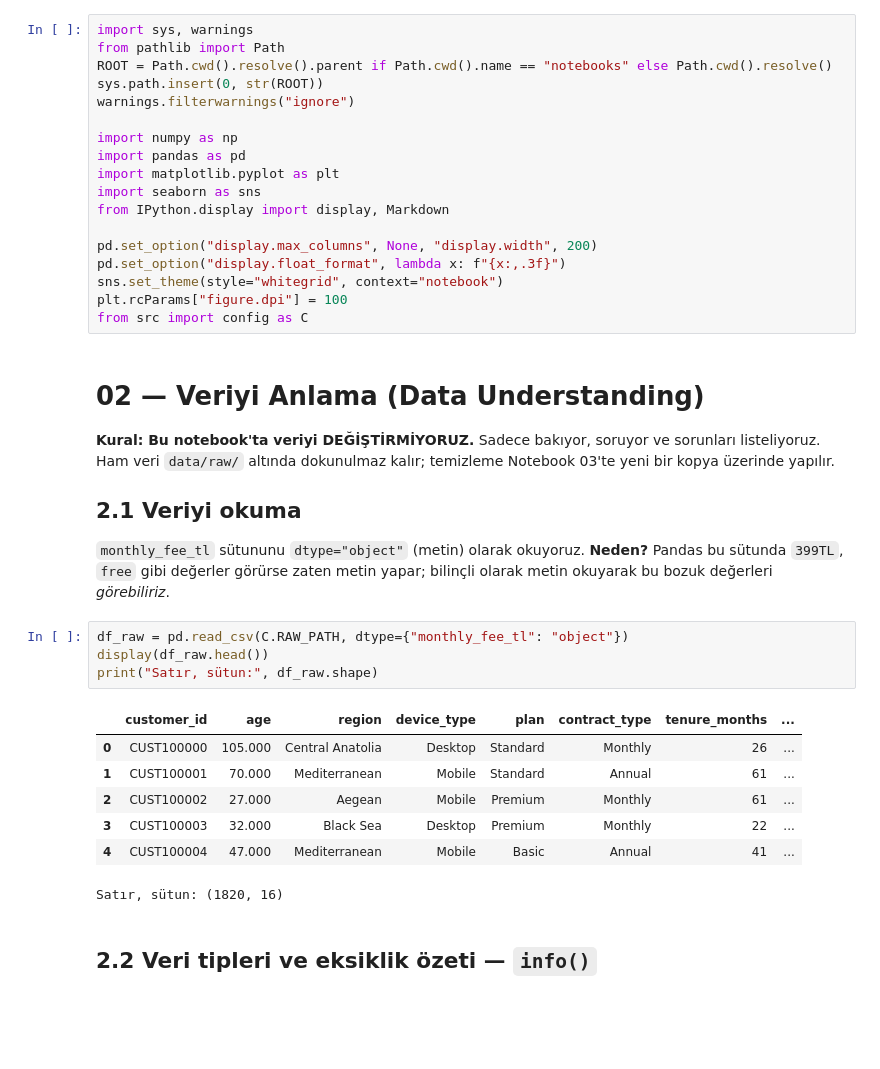
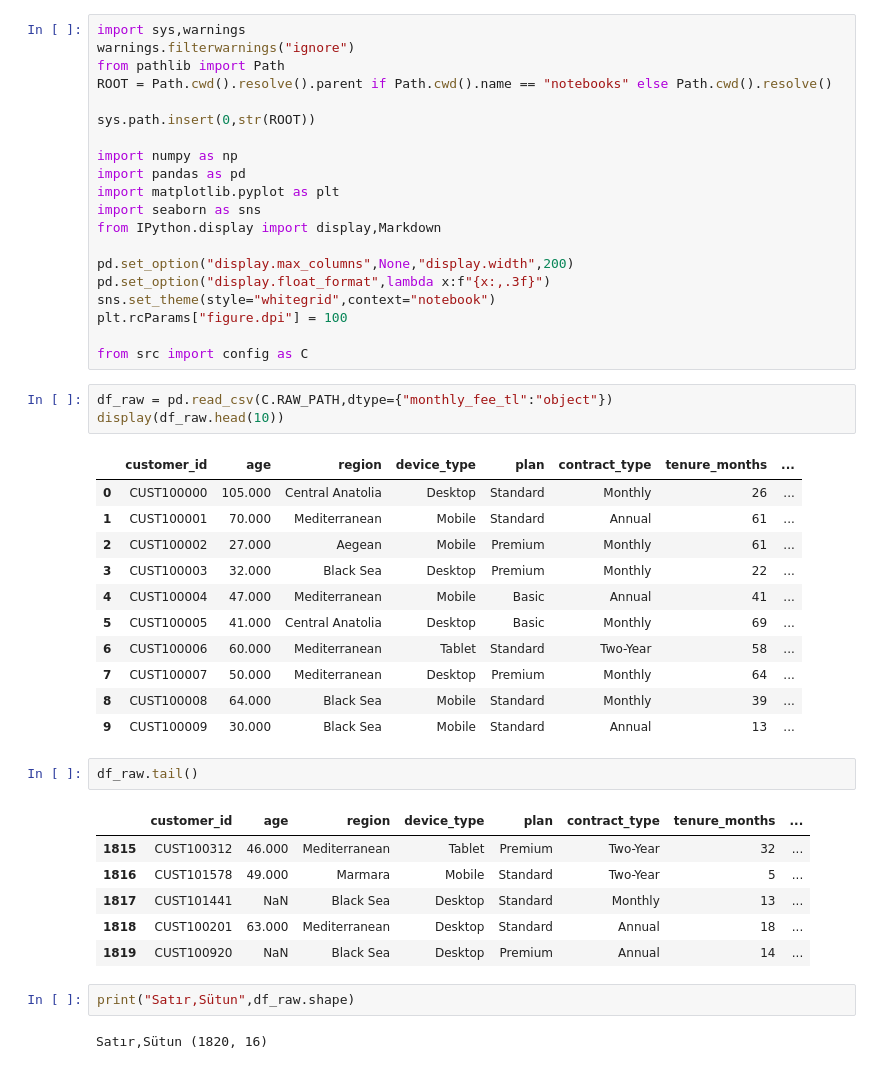
Before and after one commit to FurkanTsdmr/DataScience, a Jupyter notebook: ML/customerss/customer-churn-prediction/notebooks/02_data_understanding.ipynb, the cells around one changed output. Saved outputs shown, nothing was run; the diff lists cells and outputs as text; blank space fills up the shorter version.

```diff
--- a/ML/customerss/customer-churn-prediction/notebooks/02_data_understanding.ipynb
+++ b/ML/customerss/customer-churn-prediction/notebooks/02_data_understanding.ipynb
@@ -1,43 +1,51 @@
 # %%
-import sys, warnings
+import sys,warnings
+warnings.filterwarnings("ignore")
 from pathlib import Path
 ROOT = Path.cwd().resolve().parent if Path.cwd().name == "notebooks" else Path.cwd().resolve()
-sys.path.insert(0, str(ROOT))
-warnings.filterwarnings("ignore")
+
+sys.path.insert(0,str(ROOT))
 
 import numpy as np
 import pandas as pd
 import matplotlib.pyplot as plt
 import seaborn as sns
-from IPython.display import display, Markdown
+from IPython.display import display,Markdown
 
-pd.set_option("display.max_columns", None, "display.width", 200)
-pd.set_option("display.float_format", lambda x: f"{x:,.3f}")
-sns.set_theme(style="whitegrid", context="notebook")
+pd.set_option("display.max_columns",None,"display.width",200)
+pd.set_option("display.float_format",lambda x:f"{x:,.3f}")
+sns.set_theme(style="whitegrid",context="notebook")
 plt.rcParams["figure.dpi"] = 100
+
 from src import config as C
-# %% [markdown]
-# 02 — Veriyi Anlama (Data Understanding)
-
-**Kural: Bu notebook'ta veriyi DEĞİŞTİRMİYORUZ.** Sadece bakıyor, soruyor ve sorunları listeliyoruz.
-Ham veri `data/raw/` altında dokunulmaz kalır; temizleme Notebook 03'te yeni bir kopya üzerinde yapılır.
-
-## 2.1 Veriyi okuma
-`monthly_fee_tl` sütununu `dtype="object"` (metin) olarak okuyoruz. **Neden?** Pandas bu sütunda `399TL`, `free` gibi değerler görürse zaten metin yapar; bilinçli olarak metin okuyarak bu bozuk değerleri *görebiliriz*.
 # %%
-df_raw = pd.read_csv(C.RAW_PATH, dtype={"monthly_fee_tl": "object"})
-display(df_raw.head())
-print("Satır, sütun:", df_raw.shape)
+df_raw = pd.read_csv(C.RAW_PATH,dtype={"monthly_fee_tl":"object"})
+display(df_raw.head(10))
 # %% [output]
 |  | customer_id | age | region | device_type | plan | contract_type | tenure_months | ... |
 | 0 | CUST100000 | 105.000 | Central Anatolia | Desktop | Standard | Monthly | 26 | ... |
 | 1 | CUST100001 | 70.000 | Mediterranean | Mobile | Standard | Annual | 61 | ... |
 | 2 | CUST100002 | 27.000 | Aegean | Mobile | Premium | Monthly | 61 | ... |
 | 3 | CUST100003 | 32.000 | Black Sea | Desktop | Premium | Monthly | 22 | ... |
 | 4 | CUST100004 | 47.000 | Mediterranean | Mobile | Basic | Annual | 41 | ... |
+| 5 | CUST100005 | 41.000 | Central Anatolia | Desktop | Basic | Monthly | 69 | ... |
+| 6 | CUST100006 | 60.000 | Mediterranean | Tablet | Standard | Two-Year | 58 | ... |
+| 7 | CUST100007 | 50.000 | Mediterranean | Desktop | Premium | Monthly | 64 | ... |
+| 8 | CUST100008 | 64.000 | Black Sea | Mobile | Standard | Monthly | 39 | ... |
+| 9 | CUST100009 | 30.000 | Black Sea | Mobile | Standard | Annual | 13 | ... |
-Satır, sütun: (1820, 16)
-# %% [markdown]
-## 2.2 Veri tipleri ve eksiklik özeti — `info()`
+# %%
+df_raw.tail()
+# %% [output]
+|  | customer_id | age | region | device_type | plan | contract_type | tenure_months | ... |
+| 1815 | CUST100312 | 46.000 | Mediterranean | Tablet | Premium | Two-Year | 32 | ... |
+| 1816 | CUST101578 | 49.000 | Marmara | Mobile | Standard | Two-Year | 5 | ... |
+| 1817 | CUST101441 | NaN | Black Sea | Desktop | Standard | Monthly | 13 | ... |
+| 1818 | CUST100201 | 63.000 | Mediterranean | Desktop | Standard | Annual | 18 | ... |
+| 1819 | CUST100920 | NaN | Black Sea | Desktop | Premium | Annual | 14 | ... |
+# %%
+print("Satır,Sütun",df_raw.shape)
+# %% [output]
+Satır,Sütun (1820, 16)
 # %%
 df_raw.info()
 # %% [output]
```
Also changed, not shown: parts of 23 cells of this notebook, 10 other files.
